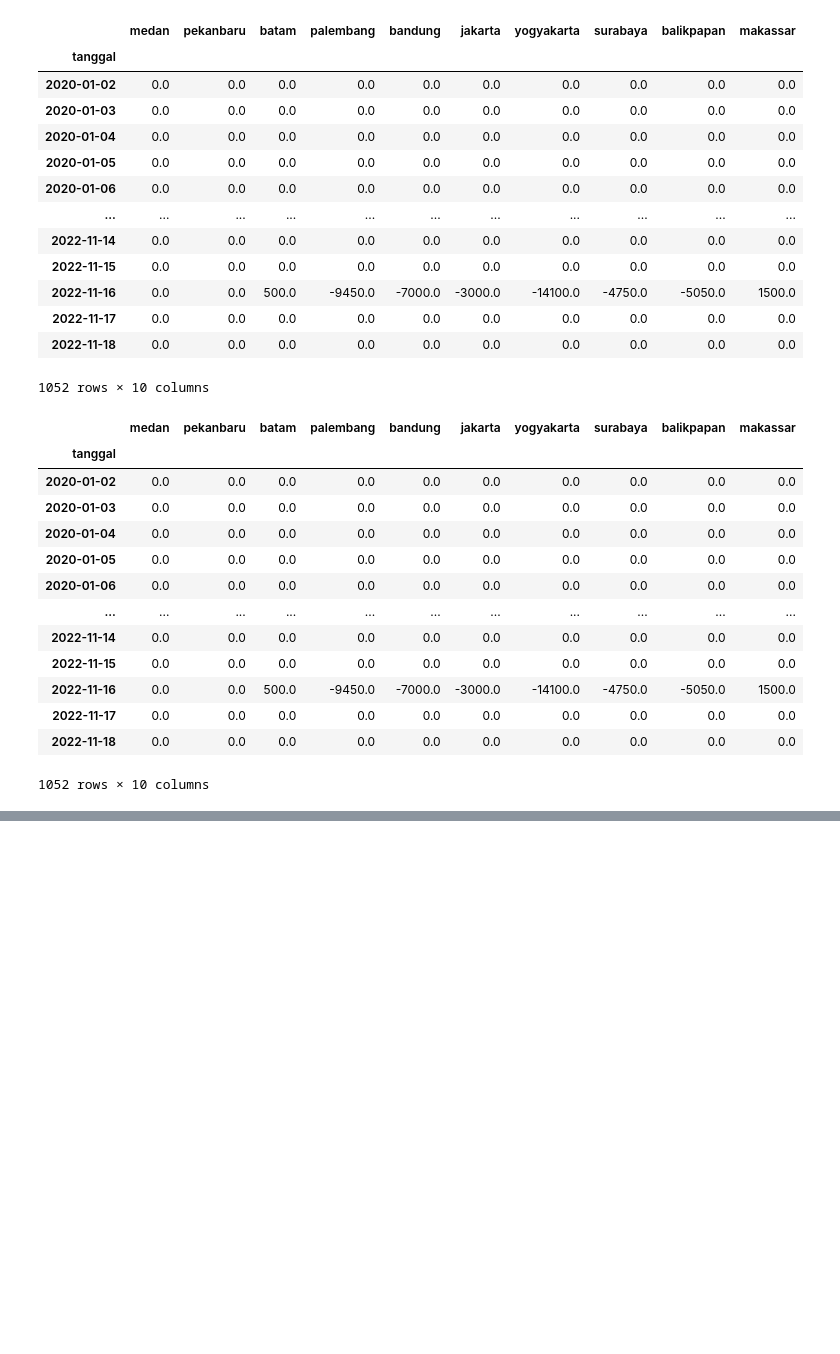
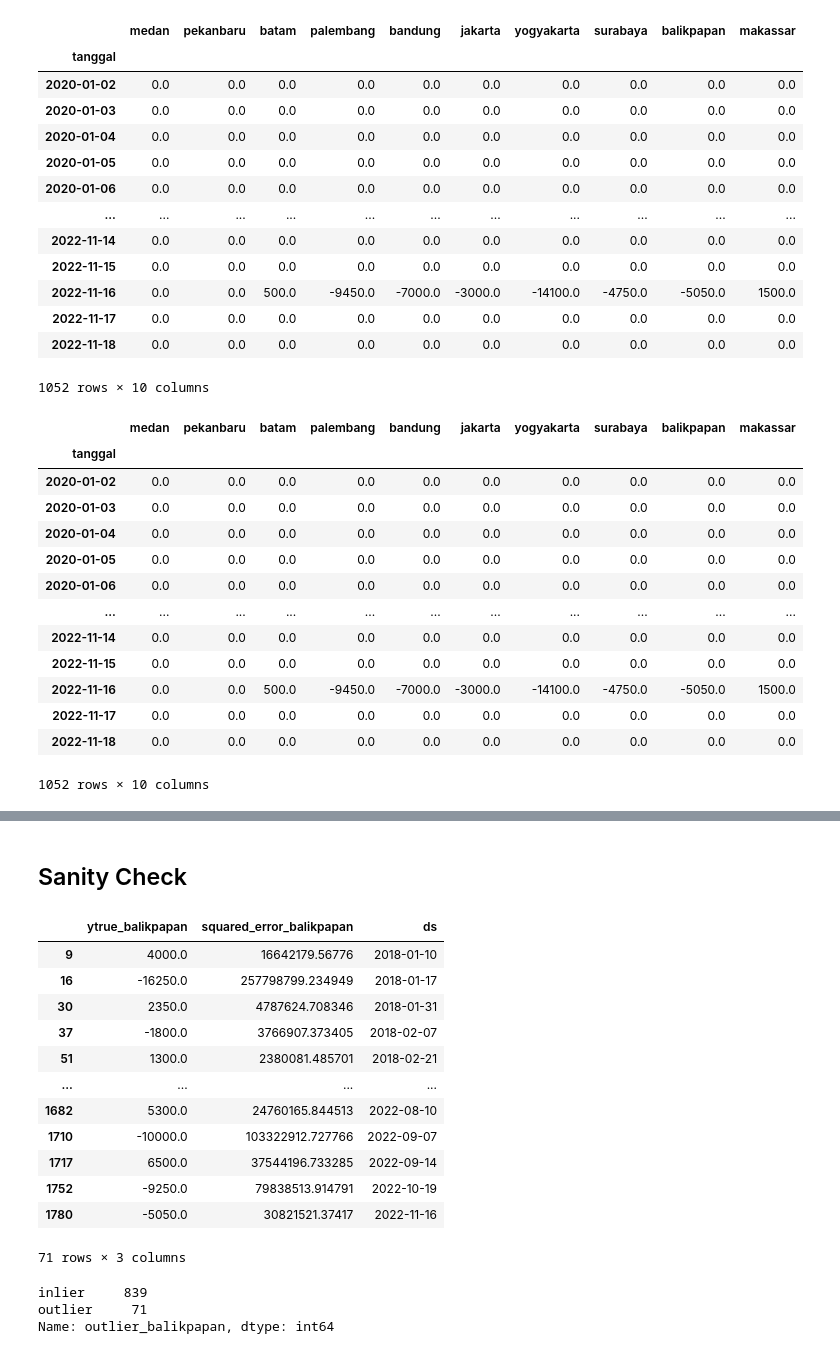
Before and after one commit to fakhrirobi/Anomaly_Detection_Cabe_Merah, a Jupyter notebook: Anomaly_Detection.ipynb, the cells around one changed output, grey strips where cells are left out. Cells and saved outputs as stored; diff of their text form; code cells hidden in the pictures; blank space fills up the shorter version.

```diff
--- a/Anomaly_Detection.ipynb
+++ b/Anomaly_Detection.ipynb
@@ -415,0 +504,11 @@ fig.show()
+# %% [markdown]
+## Sanity Check
+# %%
+iso_forest_balikpapan = IsolationForest(random_state=67)
+combined_outlier["outlier_balikpapan"] = iso_forest_balikpapan.fit_predict(
+    combined_outlier["squared_error_balikpapan"].values.reshape(-1, 1)
+)
+# %%
+combined_outlier["outlier_balikpapan"] = combined_outlier["outlier_balikpapan"].map(
+    {1: "inlier", -1: "outlier"}
+)
@@ -415,0 +517,25 @@ fig.show()
+# %%
+filter_balikpapan = combined_outlier["outlier_balikpapan"] == "outlier"
+combined_outlier.loc[
+    filter_balikpapan, ["ytrue_balikpapan", "squared_error_balikpapan", "ds"]
+]
+# %% [output]
+|  | ytrue_balikpapan | squared_error_balikpapan | ds |
+| 9 | 4000.0 | 16642179.56776 | 2018-01-10 |
+| 16 | -16250.0 | 257798799.234949 | 2018-01-17 |
+| 30 | 2350.0 | 4787624.708346 | 2018-01-31 |
+| 37 | -1800.0 | 3766907.373405 | 2018-02-07 |
+| 51 | 1300.0 | 2380081.485701 | 2018-02-21 |
+| ... | ... | ... | ... |
+| 1682 | 5300.0 | 24760165.844513 | 2022-08-10 |
+| 1710 | -10000.0 | 103322912.727766 | 2022-09-07 |
+| 1717 | 6500.0 | 37544196.733285 | 2022-09-14 |
+| 1752 | -9250.0 | 79838513.914791 | 2022-10-19 |
+| 1780 | -5050.0 | 30821521.37417 | 2022-11-16 |
+71 rows × 3 columns
+# %%
+combined_outlier["outlier_balikpapan"].value_counts()
+# %% [output]
+inlier     839
+outlier     71
+Name: outlier_balikpapan, dtype: int64
```
Also changed, not shown: parts of 22 cells of this notebook.
